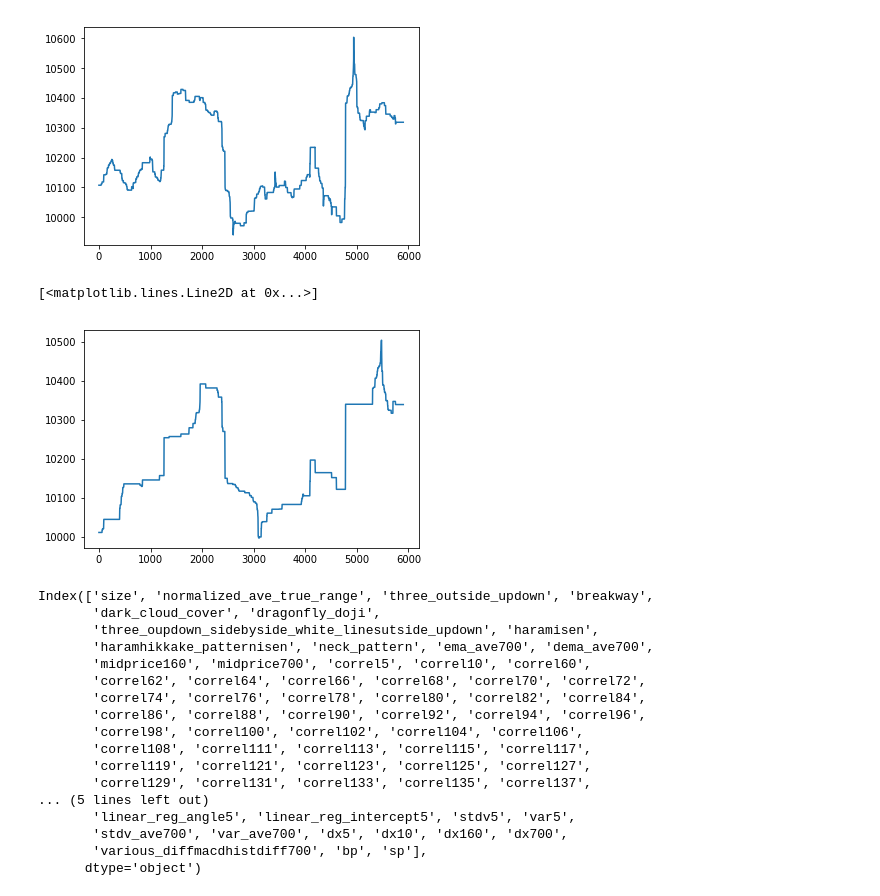
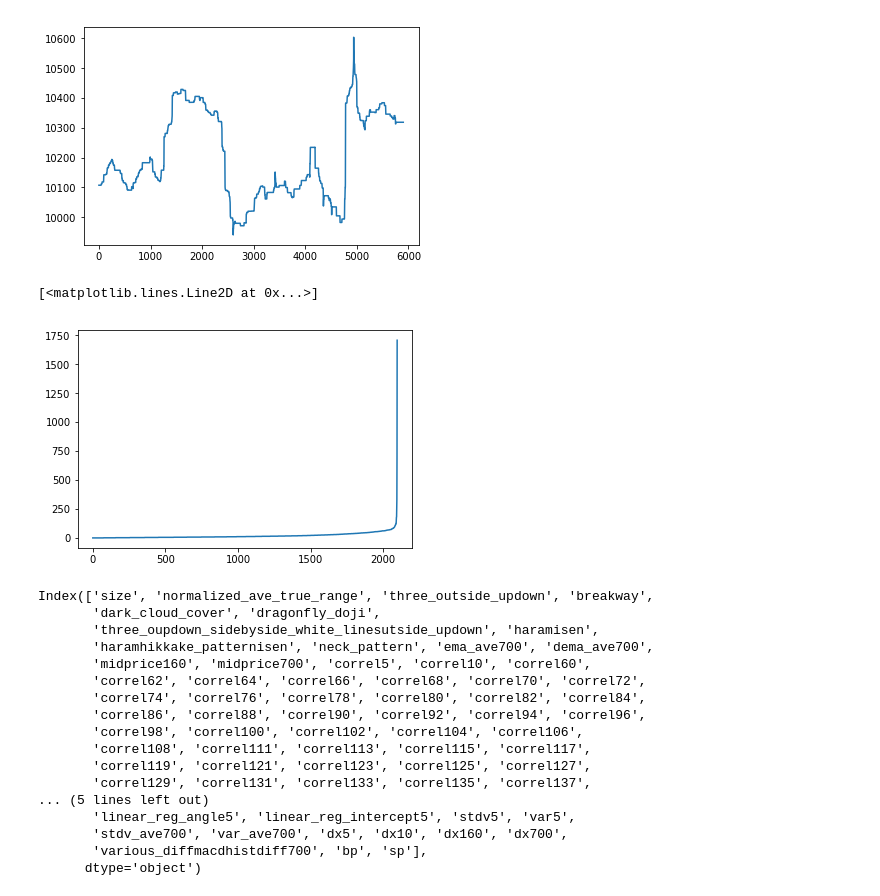
Before and after one commit to alunfes/BTCBot, a Jupyter notebook: Lgb-BPSP3.ipynb, the cells around one changed output. Saved outputs shown, nothing was run; the diff lists cells and outputs as text; code cells hidden in the pictures.

```diff
--- a/Lgb-BPSP3.ipynb
+++ b/Lgb-BPSP3.ipynb
@@ -2259,11 +2260,11 @@ plt.plot(df3['midprice160'])
 # %% [output]
 [<matplotlib.lines.Line2D at 0x...>]
 [figure]
-# %%
-plt.plot(df3['midprice700'])
-# %% [output]
-[<matplotlib.lines.Line2D at 0x...>]
-[figure, removed]
+# %%
+plt.plot(sorted(model.feature_importance()))
+# %% [output]
+[<matplotlib.lines.Line2D at 0x...>]
+[figure, added]
 # %%
 df3.columns
 # %% [output]
```
Also changed, not shown: parts of 8 cells of this notebook.
